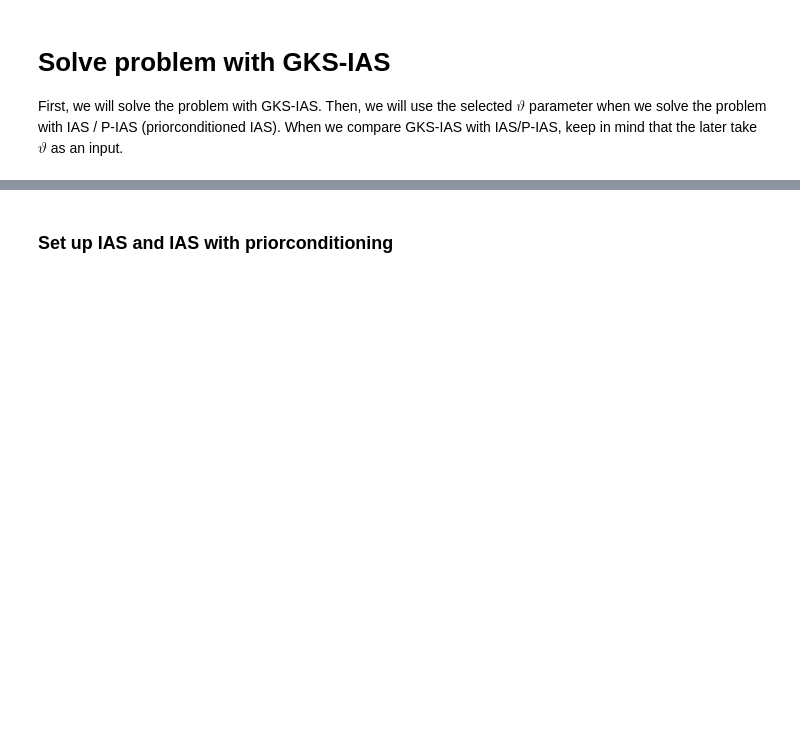
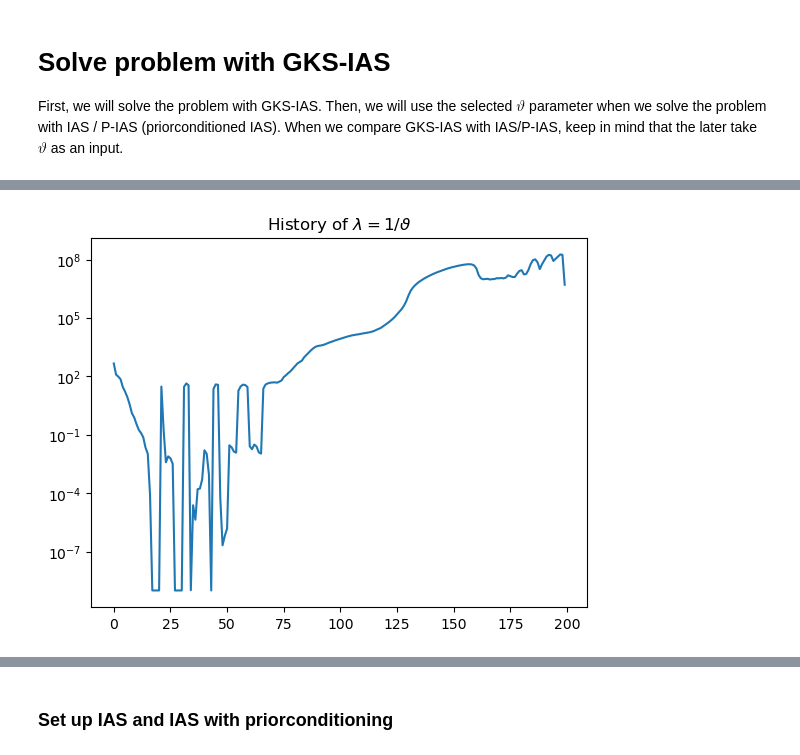
Before and after one commit to mpasha3/IRLS_prec_GSBL, a Jupyter notebook: 1d_deblurring.ipynb, the cells around one changed output, grey strips where cells are left out. Cells and saved outputs as stored; diff of their text form; code cells hidden in the pictures; blank space fills up the shorter version.

```diff
--- a/1d_deblurring.ipynb
+++ b/1d_deblurring.ipynb
@@ -75,3 +76,10 @@ plt.show()
+# %%
+plt.plot(gks_data["regParam_history"])
+plt.title("History of $\\lambda = 1/\\vartheta$")
+plt.yscale("log")
+plt.show()
+# %% [output]
+[figure, added]
 # %%
 plt.plot(gks_data["relError"])
 plt.title("Relative error")
```
Also changed, not shown: parts of 26 cells of this notebook, 2 other files.
